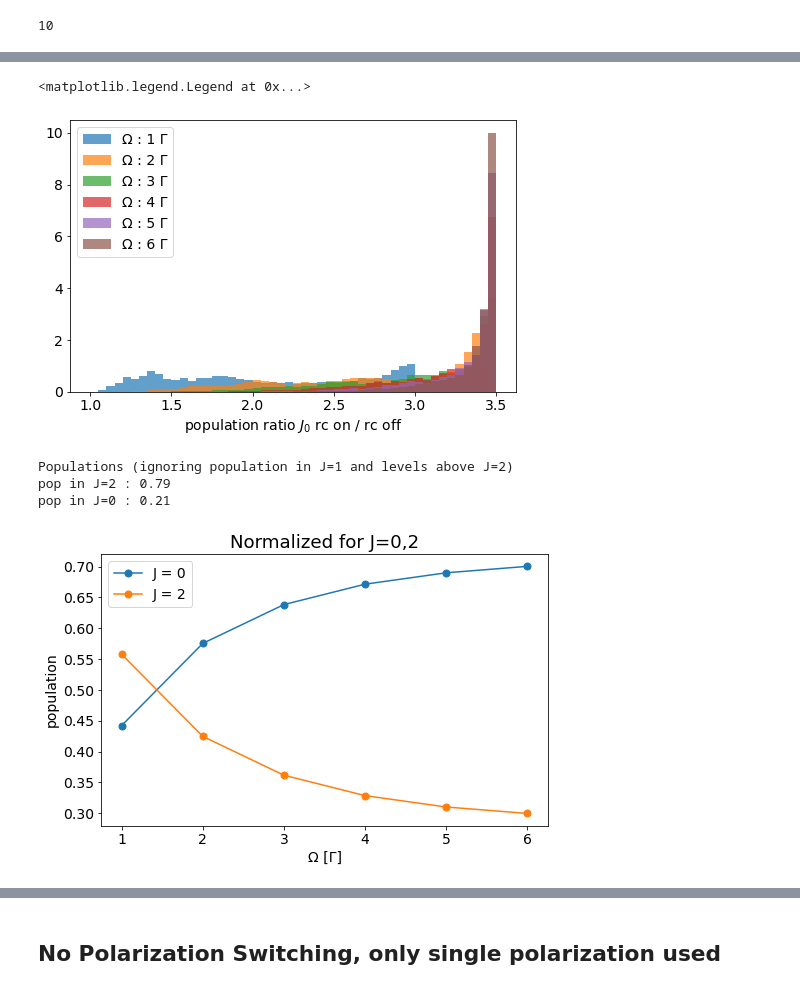
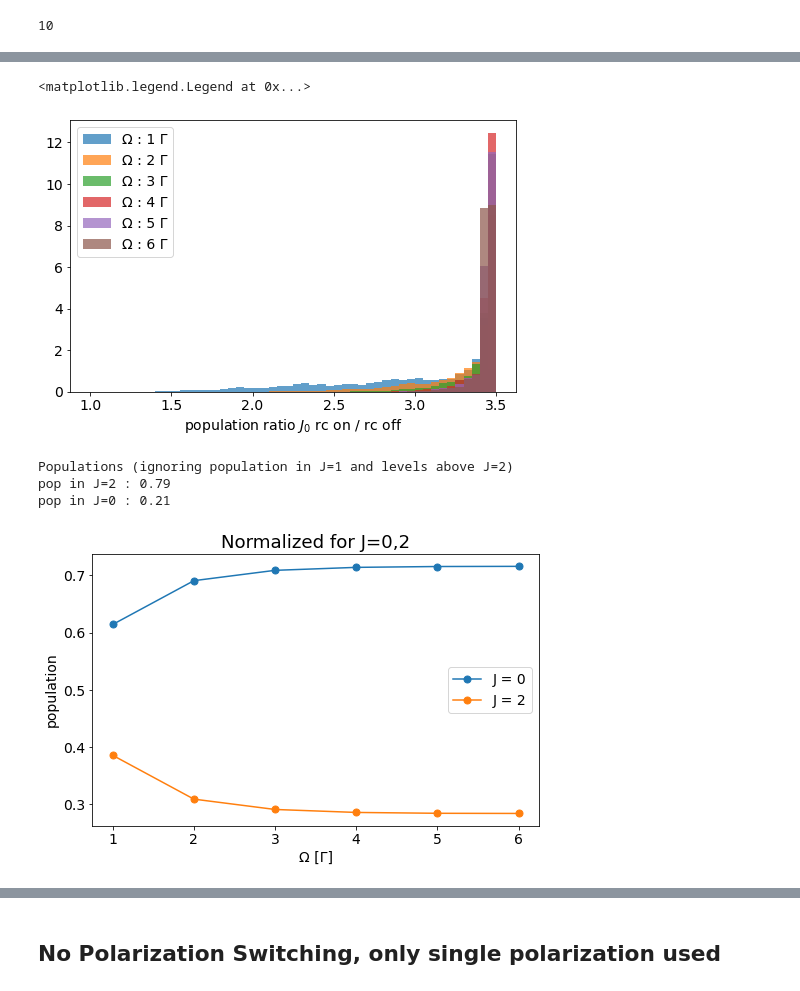
Before and after one commit to ograsdijk/optical-bloch, a Jupyter notebook: Multipassed with 2D intensity and apertures 2020_10_28 enlarged beam.ipynb, the cells around one changed output, grey strips where cells are left out. Saved outputs shown, nothing was run; the diff lists cells and outputs as text; code cells hidden in the pictures.

```diff
--- a/Multipassed with 2D intensity and apertures 2020_10_28 enlarged beam.ipynb
+++ b/Multipassed with 2D intensity and apertures 2020_10_28 enlarged beam.ipynb
@@ -527,10 +527,10 @@ for fname in fnames:
 # %%
 de_main = -0.39444661382277774 # main dipole transition moment
 Γ = 1/(100e-9)
-Ω =  4.5*Γ*abs(de_main)
+Ω =  1*Γ
 ωp = Γ
 νp = ωp/(2*np.pi)
-Δ = -4*Γ
+Δ = 0*Γ
 
 Main.Ω = Ω
 Main.νp = νp
@@ -538,7 +538,7 @@ Main.Δ = Δ
 Main.Γ = Γ
 
 Main.ρ_ini = ρ_ini
-Main.vz = 200.
+Main.vz = 184.
 Main.vy = 1.
 
 Main.n_passes = len(amplitudes)
@@ -738,7 +741,7 @@ results_array = np.load(fname+'.npy')
 # increase the digits
 results_array_J0 = np.zeros([len(results_array),6])
 for idx, (Ω_factor, Δ_factor, vz_factor, vy_factor, y0_factor, *pops) in tqdm(enumerate(results_array), total = len(results_array)):
-    results_array_J0[idx,:] = [round(Ω_factor/Γ/abs(de_main),2), Δ_factor/Γ, vz_factor, vy_factor, y0_factor, np.sum(pops[:4])]
+    results_array_J0[idx,:] = [round(Ω_factor/Γ,2), Δ_factor/Γ, vz_factor, vy_factor, y0_factor, np.sum(pops[:4])]
 # %%
 P0_ini = np.diag(ρ_ini[:4,:4]).sum().real
 
@@ -793,7 +796,7 @@ for Ω_factor in np.unique(results_array_J0[:,0]):
 ax.legend(fontsize = 14)
 # %% [output]
 <matplotlib.legend.Legend at 0x...>
-[figure, old version]
+[figure, new version]
 # %%
 r = np.diag(ρ_ini)
 print("Populations (ignoring population in J=1 and levels above J=2)")
@@ -806,21 +809,21 @@ pop in J=0 : 0.21
 # %%
 resultsJ2 = []
 resultsJ0 = []
 
 for Ω_factor in np.unique(results_array[:,0]):
     m = results_array[:,0] == Ω_factor
     pop = results_array[m][:,-39:]
     resultsJ2.append(pop[:,16:36].sum()/(pop[:,:4].sum() + pop[:,16:36].sum()))
     resultsJ0.append(pop[:,:4].sum()/(pop[:,:4].sum() + pop[:,16:36].sum()))
 
 fig, ax = plt.subplots(figsize = (8,5))
-ax.plot(np.unique(results_array[:,0])/Γ/abs(de_main), resultsJ0, ls = '-', marker = '.', ms = 14, label = 'J = 0')
-ax.plot(np.unique(results_array[:,0])/Γ/abs(de_main), resultsJ2, ls = '-', marker = '.', ms = 14, label = 'J = 2')
+ax.plot(np.unique(results_array[:,0])/Γ, resultsJ0, ls = '-', marker = '.', ms = 14, label = 'J = 0')
+ax.plot(np.unique(results_array[:,0])/Γ, resultsJ2, ls = '-', marker = '.', ms = 14, label = 'J = 2')
 
 ax.set_xlabel('Ω [Γ]')
 ax.set_ylabel('population')
 ax.set_title('Normalized for J=0,2')
 ax.legend(fontsize = 14)
 set_fontsize(ax, 14)
 # %% [output]
-[figure, old version]
+[figure, new version]
```
Also changed, not shown: parts of 21 cells of this notebook, 8 other files.
